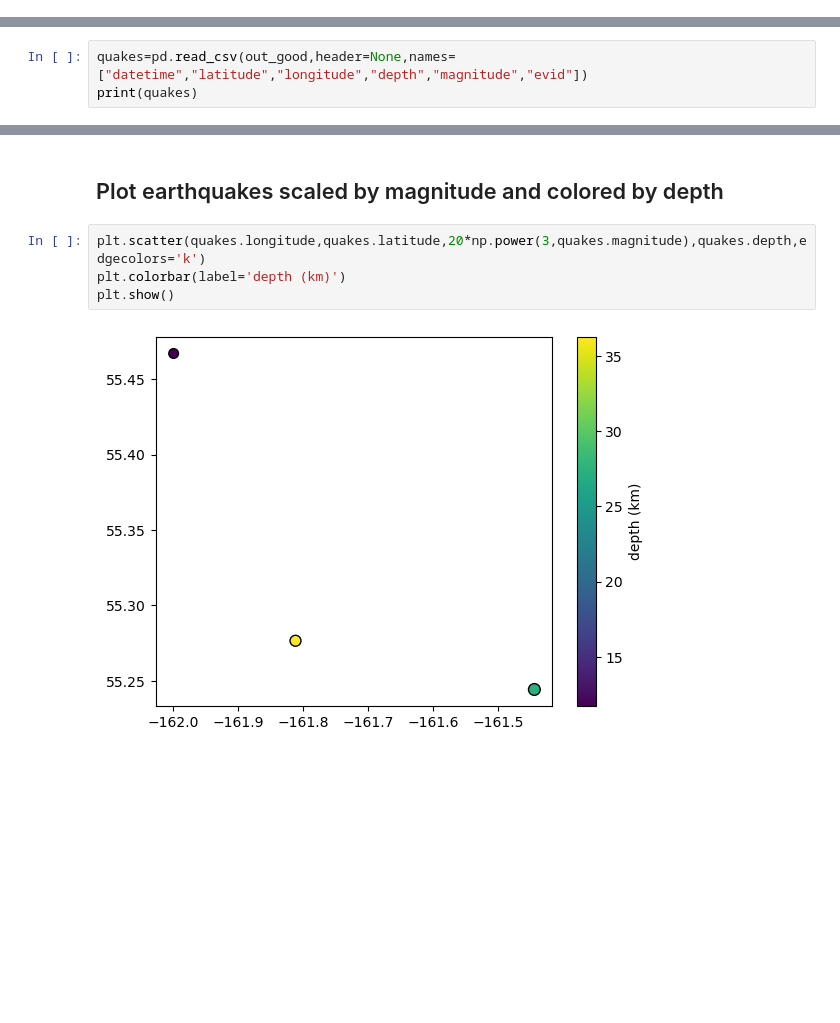
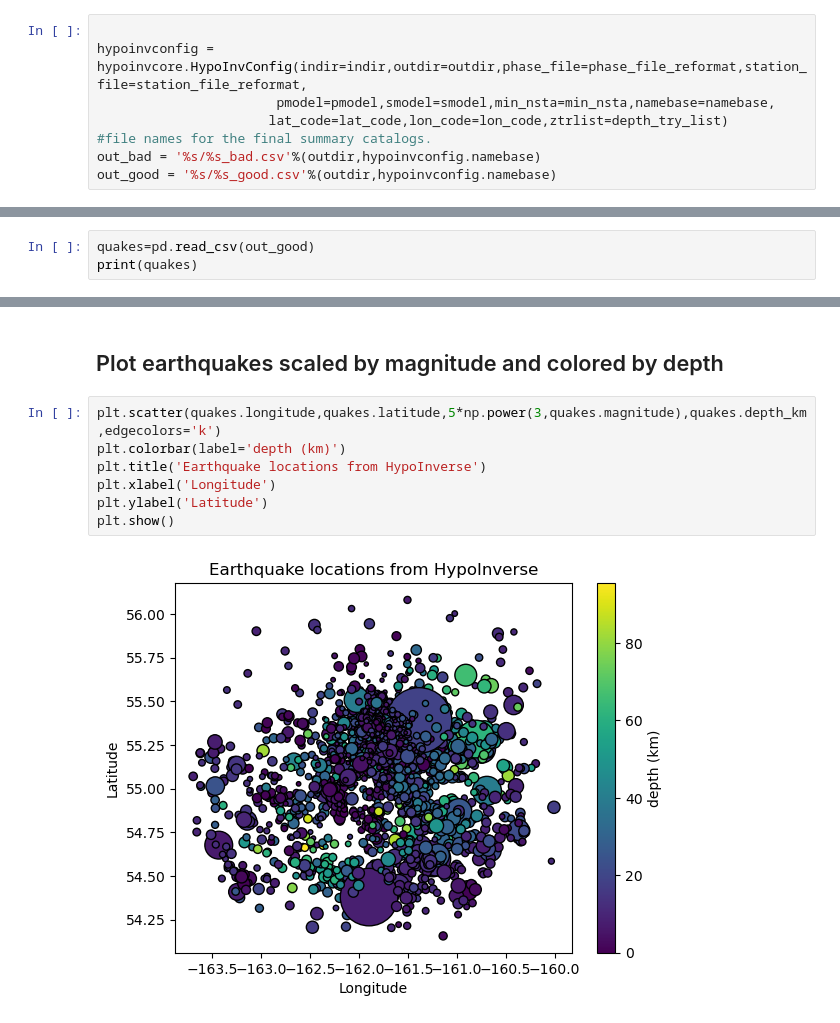
Before and after one commit to xtyangpsp/HypoXPy, a Jupyter notebook: example/hypoinv/run_HypoInv_with_GAMMA_output.ipynb, the cells around one changed output, grey strips where cells are left out. Saved outputs shown, nothing was run; the diff lists cells and outputs as text; blank space fills up the shorter version.

```diff
--- a/example/hypoinv/run_HypoInv_with_GAMMA_output.ipynb
+++ b/example/hypoinv/run_HypoInv_with_GAMMA_output.ipynb
@@ -95,3 +98,11 @@ out_good = '%s/%s_good.csv'%(outdir,hypoinvconfig.namebase)
+# %%
+
+hypoinvconfig = hypoinvcore.HypoInvConfig(indir=indir,outdir=outdir,phase_file=phase_file_reformat,station_file=station_file_reformat,
+                       pmodel=pmodel,smodel=smodel,min_nsta=min_nsta,namebase=namebase,
+                      lat_code=lat_code,lon_code=lon_code,ztrlist=depth_try_list)
+#file names for the final summary catalogs.
+out_bad = '%s/%s_bad.csv'%(outdir,hypoinvconfig.namebase)
+out_good = '%s/%s_good.csv'%(outdir,hypoinvconfig.namebase)
 # %% [markdown]
 ## Run hypoinverse through the interface
 This is the key step to run hypoinverse. I kept the way Hypo-Interface-Py uses running the code on a series of initial depths. This list is specified as `ztrlist` in the configuration step above.
@@ -133,6 +129,6 @@ Earthquakes are saved in: output/hyp_good.csv and output/hyp_bad.csv for good an
 # %% [markdown]
 ## Read and plot the earthquakes
 # %%
-quakes=pd.read_csv(out_good,header=None,names=["datetime","latitude","longitude","depth","magnitude","evid"])
+quakes=pd.read_csv(out_good)
 print(quakes)
 # %% [output]
@@ -143,8 +149,11 @@ print(quakes)
 # %% [markdown]
 ## Plot earthquakes scaled by magnitude and colored by depth
 # %%
-plt.scatter(quakes.longitude,quakes.latitude,20*np.power(3,quakes.magnitude),quakes.depth,edgecolors='k')
+plt.scatter(quakes.longitude,quakes.latitude,5*np.power(3,quakes.magnitude),quakes.depth_km,edgecolors='k')
 plt.colorbar(label='depth (km)')
+plt.title('Earthquake locations from HypoInverse')
+plt.xlabel('Longitude')
+plt.ylabel('Latitude')
 plt.show()
 # %% [output]
-[figure, old version]
+[figure, new version]
```
Also changed, not shown: parts of 9 cells of this notebook, 26 other files.
